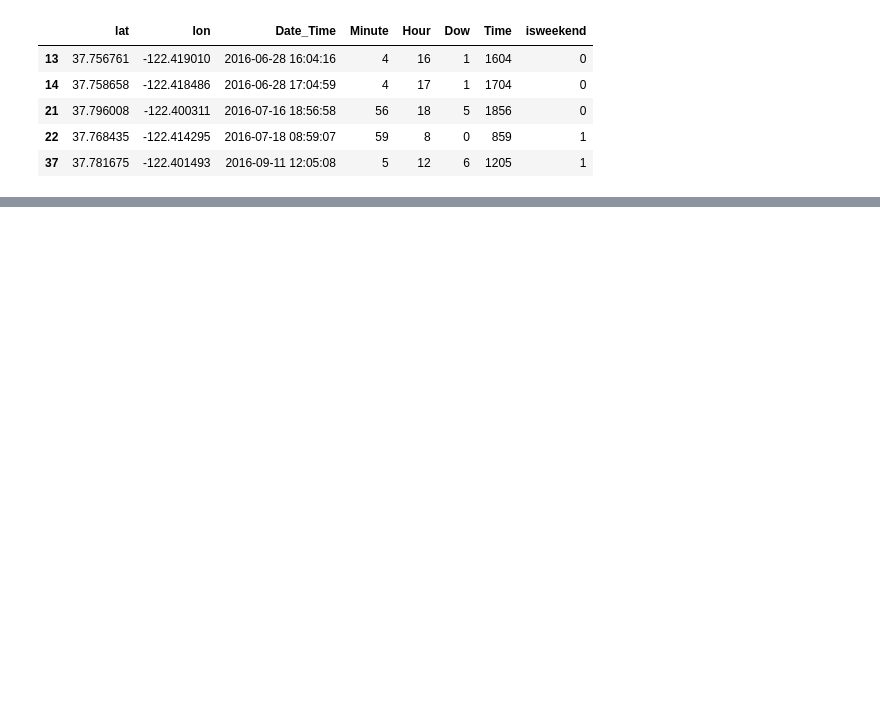
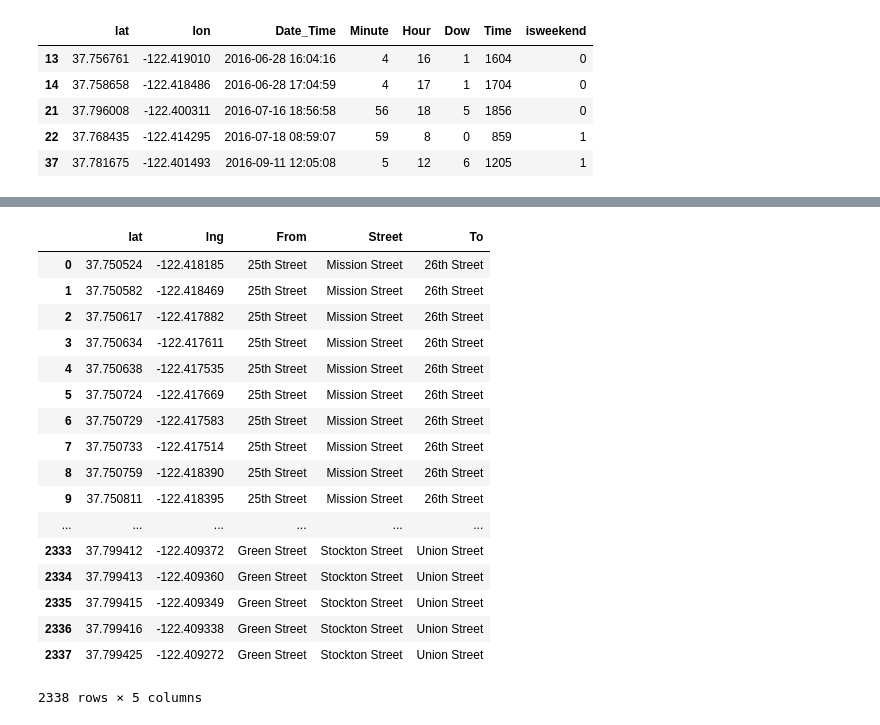
Before and after one commit to dyan10/SF-Parking-prediction-for-Parknav, a Jupyter notebook: Features/EDA.ipynb, the cells around one changed output, grey strips where cells are left out. Saved outputs shown, nothing was run; the diff lists cells and outputs as text; code cells hidden in the pictures; blank space fills up the shorter version.

```diff
--- a/Features/EDA.ipynb
+++ b/Features/EDA.ipynb
@@ -291,0 +257,21 @@ plt.scatter(train_latlng.lat,train_latlng.lng,c = train_latlng.street_cluster,al
+# %%
+selected_pr
+# %% [output]
+|  | lat | lng | From | Street | To |
+| 0 | 37.750524 | -122.418185 | 25th Street | Mission Street | 26th Street |
+| 1 | 37.750582 | -122.418469 | 25th Street | Mission Street | 26th Street |
+| 2 | 37.750617 | -122.417882 | 25th Street | Mission Street | 26th Street |
+| 3 | 37.750634 | -122.417611 | 25th Street | Mission Street | 26th Street |
+| 4 | 37.750638 | -122.417535 | 25th Street | Mission Street | 26th Street |
+| 5 | 37.750724 | -122.417669 | 25th Street | Mission Street | 26th Street |
+| 6 | 37.750729 | -122.417583 | 25th Street | Mission Street | 26th Street |
+| 7 | 37.750733 | -122.417514 | 25th Street | Mission Street | 26th Street |
+| 8 | 37.750759 | -122.418390 | 25th Street | Mission Street | 26th Street |
+| 9 | 37.750811 | -122.418395 | 25th Street | Mission Street | 26th Street |
+| ... | ... | ... | ... | ... | ... |
+| 2333 | 37.799412 | -122.409372 | Green Street | Stockton Street | Union Street |
+| 2334 | 37.799413 | -122.409360 | Green Street | Stockton Street | Union Street |
+| 2335 | 37.799415 | -122.409349 | Green Street | Stockton Street | Union Street |
+| 2336 | 37.799416 | -122.409338 | Green Street | Stockton Street | Union Street |
+| 2337 | 37.799425 | -122.409272 | Green Street | Stockton Street | Union Street |
+2338 rows × 5 columns
```
Also changed, not shown: parts of 45 cells of this notebook, 1 other file.
